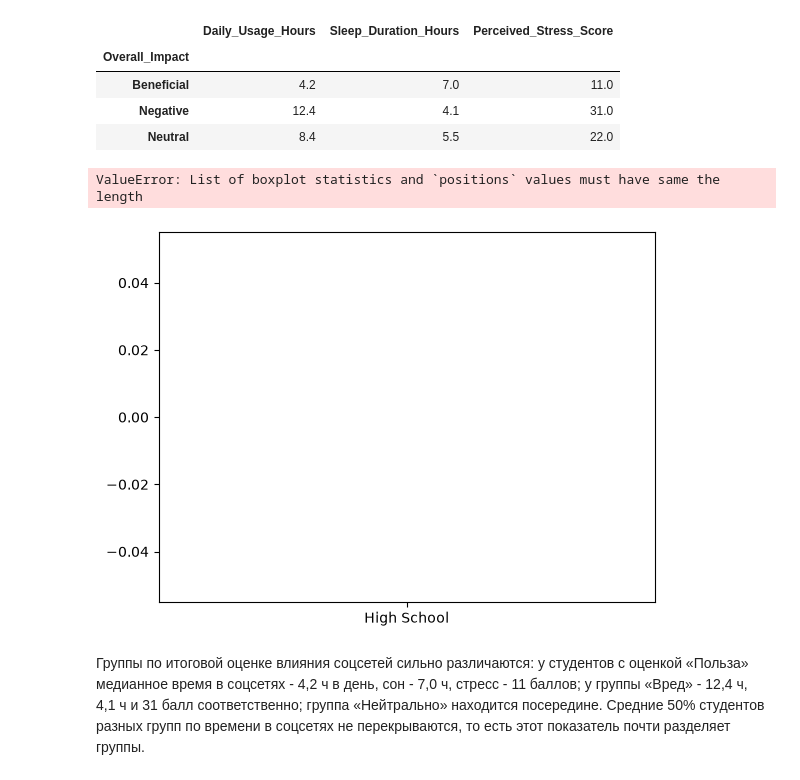
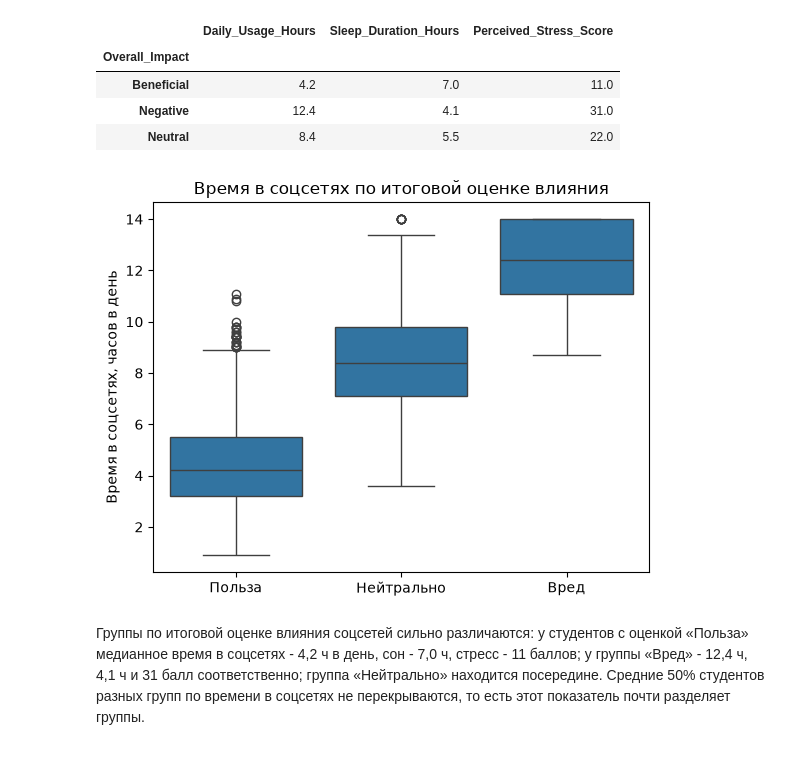
Before and after one commit to novikovmat/social-media-analysis, a Jupyter notebook: SocialMediaAnalysis.ipynb, the cells around one changed output. Drawn from its saved outputs; the diff is of its cells as text; code cells hidden in the pictures.

```diff
--- a/SocialMediaAnalysis.ipynb
+++ b/SocialMediaAnalysis.ipynb
@@ -321,16 +321,15 @@ df.groupby('Overall_Impact')[['Daily_Usage_Hours', 'Sleep_Duration_Hours', 'Perc
 | Negative | 12.4 | 4.1 | 31.0 |
 | Neutral | 8.4 | 5.5 | 22.0 |
 # %%
-impact_order = [,]
+impact_order = ['Beneficial','Neutral','Negative']
 
-sns.boxplot(data=df, x='Overall_Impact', y='Daily_Usage_Hours', order=order)
+sns.boxplot(data=df, x='Overall_Impact', y='Daily_Usage_Hours', order=impact_order)
 plt.title('Время в соцсетях по итоговой оценке влияния')
 plt.xlabel('')
 plt.ylabel('Время в соцсетях, часов в день')
 plt.xticks([0, 1, 2], ['Польза', 'Нейтрально', 'Вред'])
 plt.show()
 # %% [output]
-ValueError: List of boxplot statistics and `positions` values must have same the length
-[figure, old version]
+[figure, new version]
 # %% [markdown]
 Группы по итоговой оценке влияния соцсетей сильно различаются: у студентов с оценкой «Польза» медианное время в соцсетях - 4,2 ч в день, сон - 7,0 ч, стресс - 11 баллов; у группы «Вред» - 12,4 ч, 4,1 ч и 31 балл соответственно; группа «Нейтрально» находится посередине. Средние 50% студентов разных групп по времени в соцсетях не перекрываются, то есть этот показатель почти разделяет группы.
```
